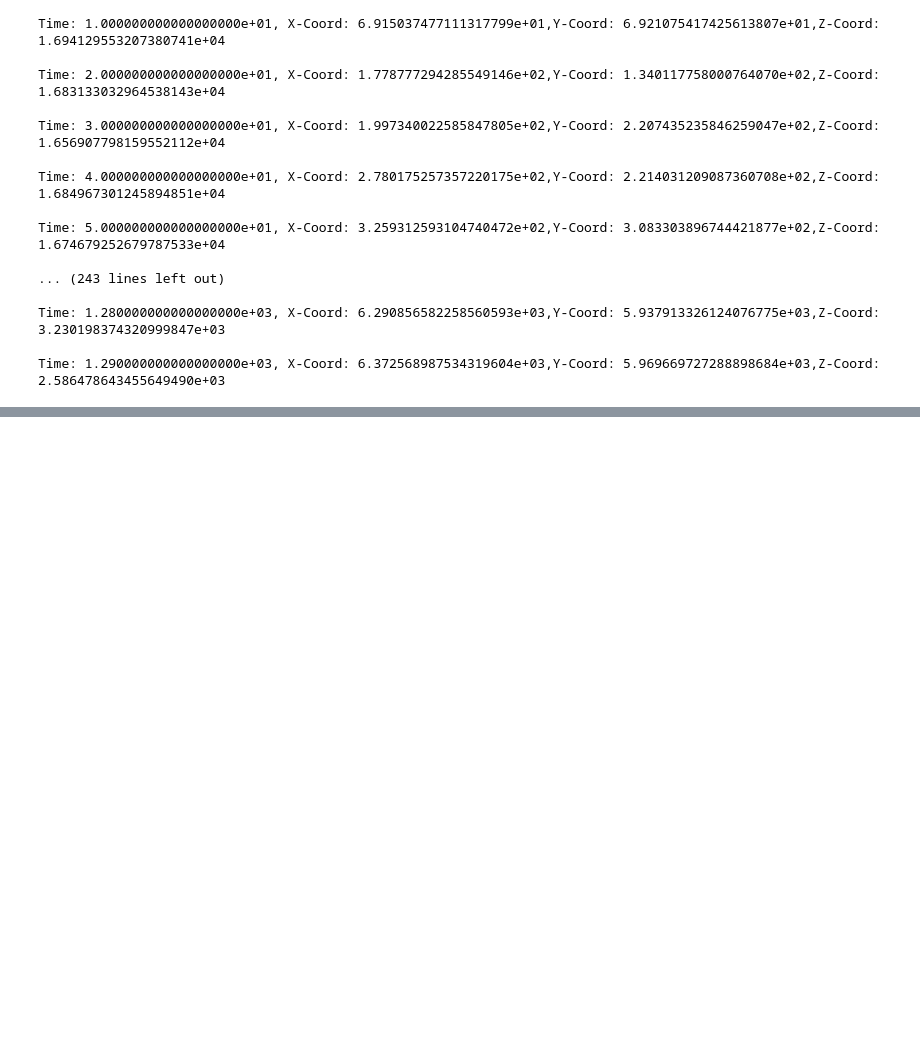
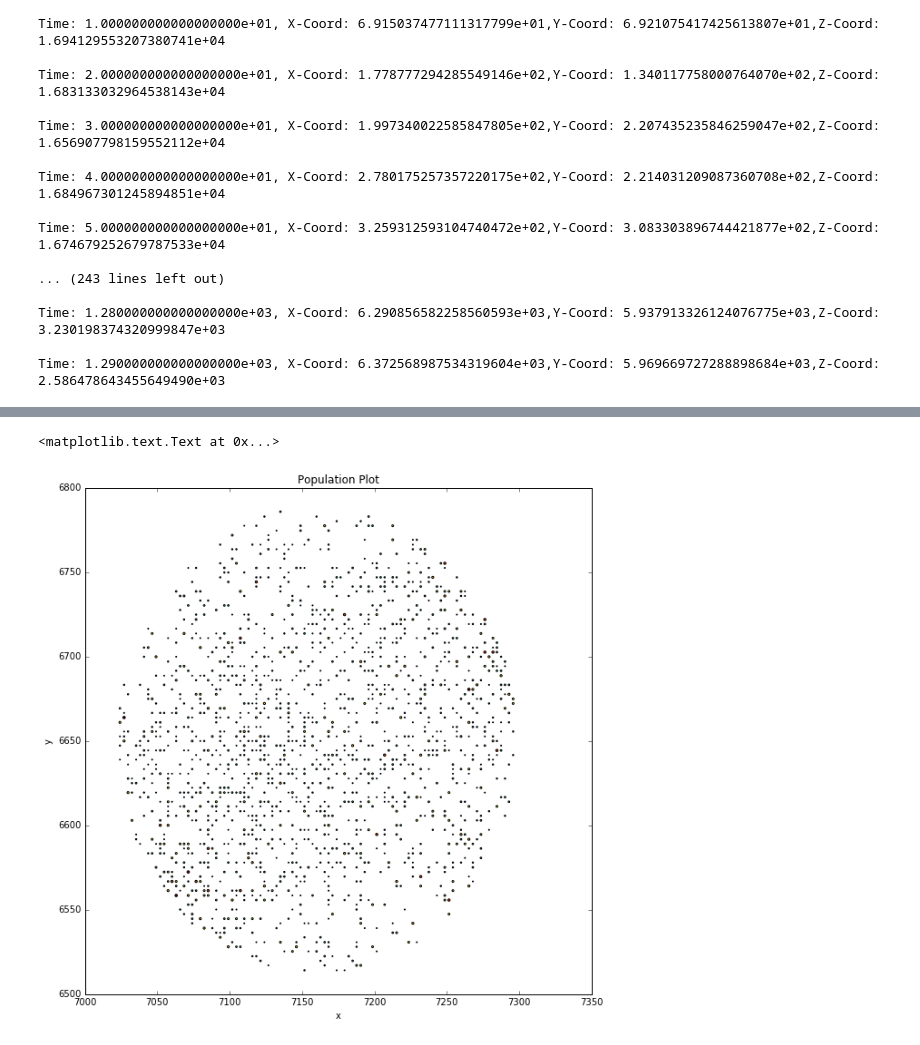
Before and after one commit to hecerinc/cs109a, a Jupyter notebook: midterm/keery_sean_cs109a_midterm.ipynb, the cells around one changed output, grey strips where cells are left out. Drawn from its saved outputs; the diff is of its cells as text; code cells hidden in the pictures; blank space fills up the shorter version.

```diff
--- a/midterm/keery_sean_cs109a_midterm.ipynb
+++ b/midterm/keery_sean_cs109a_midterm.ipynb
@@ -60,3 +63,10 @@ meteor_df.head()
 | 2 | 20.0 | 177.877729 | 134.011776 | 16831.330330 |
 | 3 | 30.0 | 199.734002 | 220.743524 | 16569.077982 |
 | 4 | 40.0 | 278.017526 | 221.403121 | 16849.673012 |
+# %%
+# my pop data file has a header row so,
+# I'll just read the csv
+population_df = pd.read_csv('data/pop_data.csv')
+# make sure it worked
+print population_df.shape
+population_df.head()
@@ -62,0 +112,16 @@ meteor_df.head()
+# %%
+#plot population
+# fig, ((ax1, ax2), (ax3, ax4), (ax5, ax6)) = plt.subplots(3, 2, figsize=(15, 10))
+fig = plt.figure(figsize=(10,10))
+ax1 = plt.axes()
+dot_size=population_df['residents'].values
+ax1.scatter(population_df['x'].values,
+                population_df['y'].values,
+                s=dot_size,
+           c=dot_size)
+ax1.set_xlabel('x')
+ax1.set_ylabel('y')
+ax1.set_title('Population Plot')
+# %% [output]
+<matplotlib.text.Text at 0x...>
+[figure, added]
```
Also changed, not shown: parts of 5 cells of this notebook.
